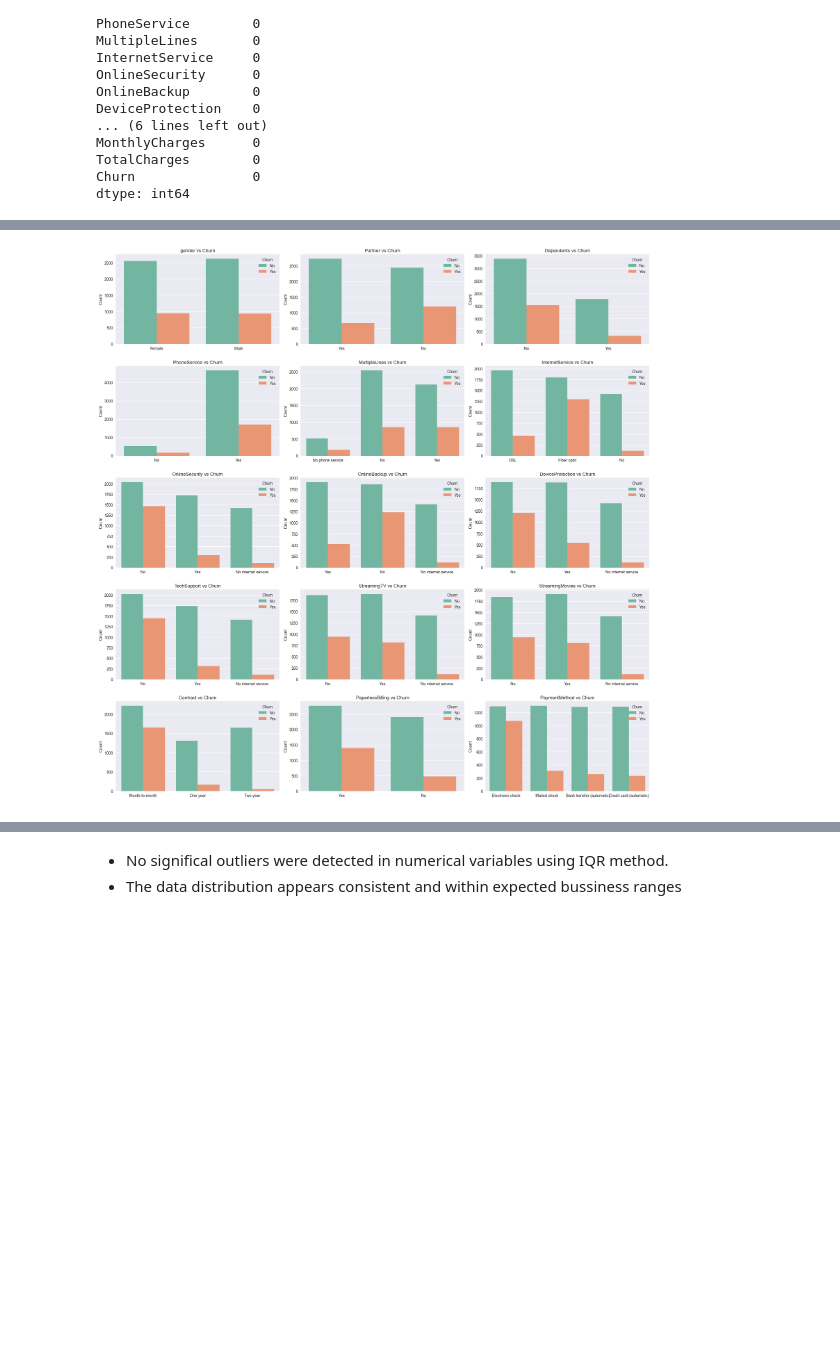
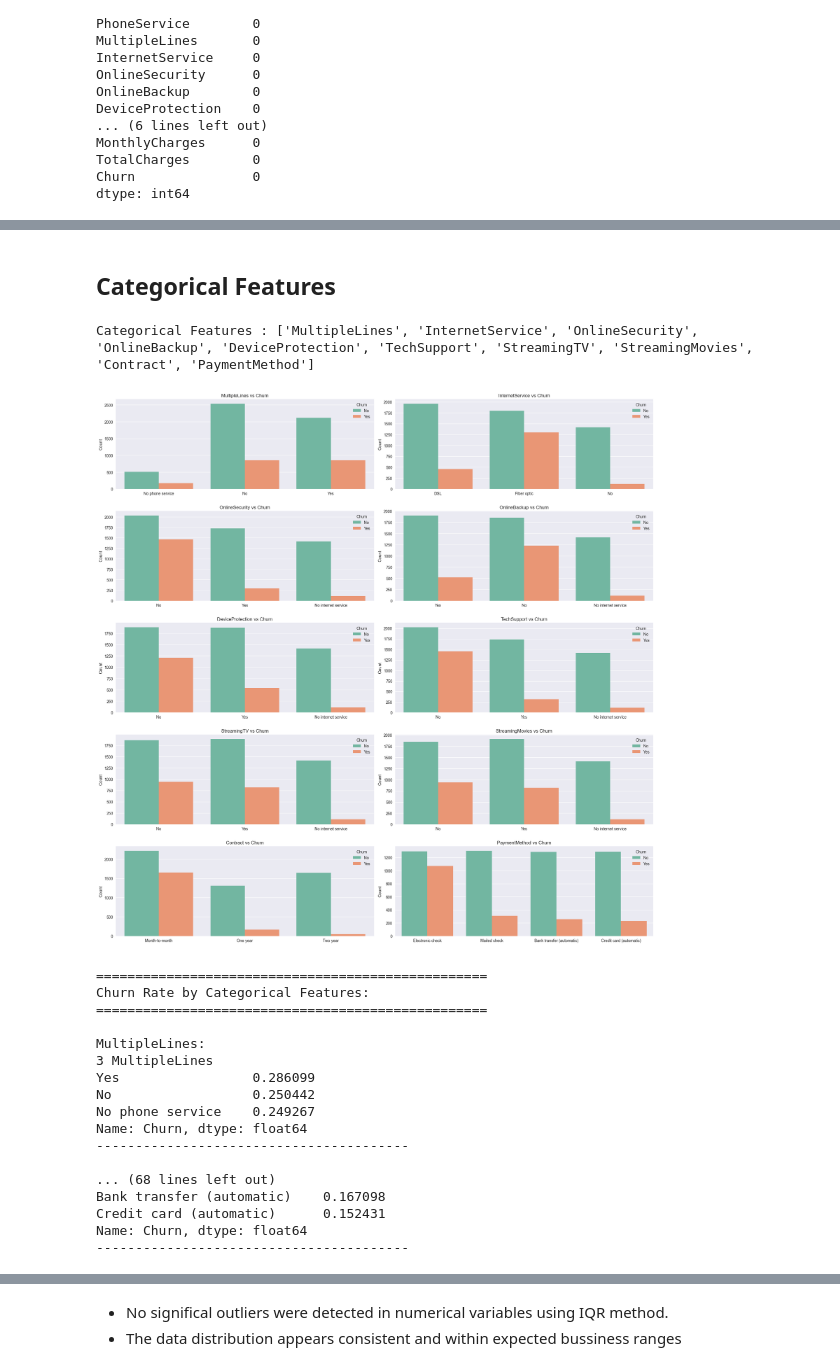
Before and after one commit to hilmidmrr/churn-prediction, a Jupyter notebook: notebooks/01_eda.ipynb, the cells around one changed output, grey strips where cells are left out. Drawn from its saved outputs; the diff is of its cells as text; code cells hidden in the pictures; blank space fills up the shorter version.

Commit message:
feat: complete EDA with visualizations and insights summary

```diff
--- a/notebooks/01_eda.ipynb
+++ b/notebooks/01_eda.ipynb
@@ -68,11 +64,14 @@ df['customerID'].nunique()
 df["Churn"].value_counts(normalize=True).plot(
     kind = 'bar',
     color=['#66c2a5', '#fc8d62']
+)
 
-)
 plt.title("Churn Distribution")
 plt.ylabel("Propotion")
 plt.xlabel("Churn")
 plt.show()
+
+churn_rate = (df["Churn"] == "Yes").mean()
+print(f"--------------------\n Churn Rate: {churn_rate:.2%}\n--------------------")
 # %% [output]
 [figure]
@@ -111,10 +82,0 @@ Numerical variables :  ['SeniorCitizen', 'tenure', 'MonthlyCharges', 'TotalCharg
-# %%
-numeric_features = ["tenure", "MonthlyCharges", "TotalCharges"]
-
-plt.figure(figsize=(15,6))
-for i, feature in enumerate(numeric_features, 1):
-    plt.subplot(1,3,i)
-    sns.boxplot(x="Churn", y=feature, data=df)
-    plt.title(f"{feature} vs Churn")
-plt.tight_layout()
-plt.show()
@@ -151,0 +171,9 @@ categorical_features
+# %%
+binary_features = []
+for col in df.columns:
+    if col == "Churn":
+        continue
+    if df[col].nunique() == 2:
+        binary_features.append(col)
+
+print(f"Binary features: {binary_features}")
@@ -152,14 +236,53 @@ categorical_features
+# %% [markdown]
+## Categorical Features
+# %%
+categorical_features = [col for col in df.columns
+                        if col not in binary_features
+                        and col != "Churn"
+                        and df[col].dtype == "object"
+                       ]
+
+print(f"Categorical Features : {categorical_features}")
+# %% [output]
+Categorical Features : ['MultipleLines', 'InternetService', 'OnlineSecurity', 'OnlineBackup', 'DeviceProtection', 'TechSupport', 'StreamingTV', 'StreamingMovies', 'Contract', 'PaymentMethod']
 # %%
+# Visualization for Categorical Features
 plt.figure(figsize=(20,20))
 
 for i, feature in enumerate(categorical_features, 1):
-    plt.subplot(5,3,i)
+    plt.subplot(5,2,i)
     sns.countplot(data = df, x = feature, hue = "Churn", palette = "Set2")
     plt.title(f"{feature} vs Churn", fontsize = 12)
     plt.xlabel(" ")
     plt.ylabel("Count")
 
 plt.tight_layout()
 plt.show()
+
+print("\n" + "="*50)
+print("Churn Rate by Categorical Features:")
+print("="*50)
+for col in categorical_features:
+    churn_rate = df.groupby(col)["Churn"].apply(lambda x: (x == 'Yes').mean()).sort_values(ascending=False)
+    print(f"\n{col}:")
+    print(churn_rate)
+    print("-" * 40)
 # %% [output]
-[figure, old version]
+[figure, new version]
+==================================================
+Churn Rate by Categorical Features:
+==================================================
+
+MultipleLines:
+3 MultipleLines
+Yes                 0.286099
+No                  0.250442
+No phone service    0.249267
+Name: Churn, dtype: float64
+----------------------------------------
+
+... (68 lines left out)
+Bank transfer (automatic)    0.167098
+Credit card (automatic)      0.152431
+Name: Churn, dtype: float64
+----------------------------------------
```
Also changed, not shown: parts of 25 cells of this notebook.
